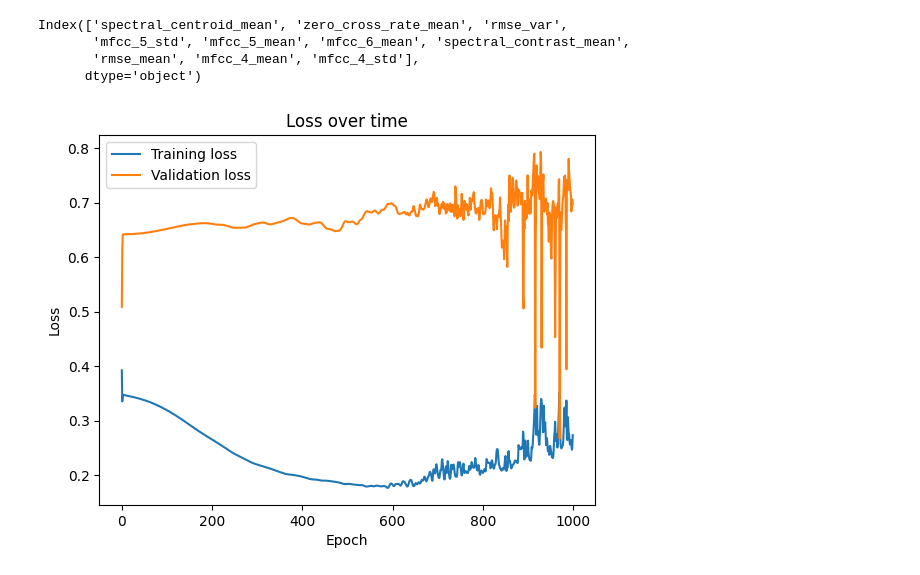
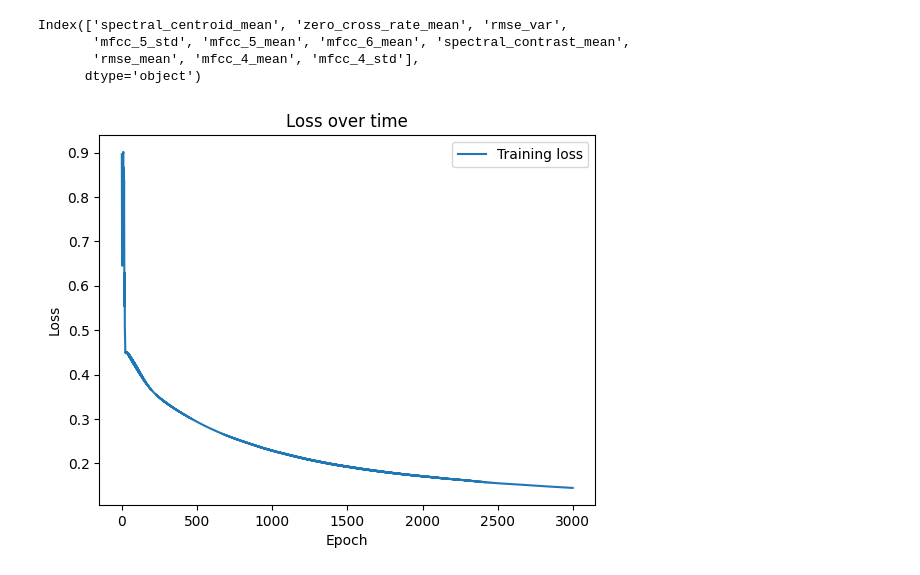
Before and after one commit to Markusjor/TTT4275-Classification_project, a Jupyter notebook: music_classification.ipynb, the cells around one changed output. Drawn from its saved outputs; the diff is of its cells as text; code cells hidden in the pictures.

```diff
--- a/music_classification.ipynb
+++ b/music_classification.ipynb
@@ -264,7 +264,7 @@ def backpropogation(features, y, y_pred, w1, b1, w2, nodes1):
     dZ2 = y_pred - y
     dw2 = np.dot(nodes1,dZ2)
     db2 = np.sum(dZ2, axis=0, keepdims=True) # maybe add axis=0
-    dA1 = np.dot(dZ2, w2)
+    dA1 = np.dot(dZ2, w2.T)
 
     Z1 = np.dot(features.T, w1) + b1.T
     dZ1 = dA1*relu_derivative(Z1).T
@@ -291,32 +291,34 @@ def forwardpropogation(input_layer,weight, bias, num_layer, activation_function)
 # %%
 np.random.seed(42)
 
-feature_values = x_train_data_scaled[['spectral_centroid_mean', 'zero_cross_rate_mean', 'rmse_var',
-       'mfcc_5_std', 'mfcc_5_mean', 'mfcc_6_mean', 'spectral_contrast_mean',
-       'rmse_mean', 'mfcc_4_mean', 'mfcc_4_std']]
+feature_values = x_train_data_scaled
+#[['spectral_centroid_mean', 'zero_cross_rate_mean', 'rmse_var',
+#      'mfcc_5_std', 'mfcc_5_mean', 'mfcc_6_mean', 'spectral_contrast_mean',
+#       'rmse_mean', 'mfcc_4_mean', 'mfcc_4_std']]
 
 feature_values = feature_values.values
-np.random.shuffle(feature_values)
+# np.random.shuffle(feature_values)
 
-validation_size = 100
-validation_data = feature_values[-validation_size:]
-train_data = feature_values[:-validation_size]
-feature_values = train_data
+# validation_size = 100
+# validation_data = feature_values[-validation_size:]
+# train_data = feature_values[:-validation_size]
+# feature_values = train_data
 
 ground_truth = y_train_data
 
 # One hot encode the ground truth
 ground_truth_onehot = pd.get_dummies(ground_truth, prefix="GenreID")
 ground_truth_onehot = ground_truth_onehot.values
-
+# np.random.shuffle(ground_truth_onehot)
 
 #init
 num_features = feature_values.shape[1]
-num_perc_layer1 = 10
+num_perc_layer1 = 8
 num_output = ground_truth_onehot.shape[1]
-learning_rate = 1
-num_epochs = 1000
+learning_rate = 0.1
+num_epochs = 3000
 batch_size = feature_values.shape[0]
+num_data = feature_values.shape[0]
 
 weights1 = np.random.rand(num_features, num_perc_layer1)
 bias1 = np.random.rand(num_perc_layer1,1)
@@ -324,45 +326,60 @@ weights2 = np.random.rand(num_perc_layer1, num_output)
 bias2 = np.random.rand(num_output,1)
 
 losses = []
 validation_losses = []
 
+dweights1sum = 0
+dweights2sum = 0
+dbias1sum = 0
+dbias2sum = 0
+
 for epoch in range(num_epochs):
        loss = 0
        validation_loss = 0
-       for i in range(batch_size):
+
+       for i in range(num_data):
 
               nodes1 = forwardpropogation(feature_values[i,:], weights1, bias1, num_perc_layer1, activation_function="reLu")
               output = forwardpropogation(nodes1, weights2, bias2, num_output, activation_function="softmax")
 
               #Calculate loss through squared error
               loss += np.sum((ground_truth_onehot[i]-output)**2)/2
 
               # Backpropogation
               dweights1, dweights2, dbias1, dbias2 = backpropogation(feature_values[i,:], ground_truth_onehot[i], output, weights1, bias1, weights2, nodes1)
+              dweights1sum += dweights1
+              dweights2sum += dweights2
+              dbias1sum += dbias1
+              dbias2sum += dbias2
 
               # Update weights and biases
-              weights1 -= learning_rate*dweights1/batch_size
-              bias1 -= learning_rate*dbias1/batch_size
-              weights2 -= learning_rate*dweights2/batch_size
-              bias2 -= learning_rate*dbias2/batch_size
+              if i % batch_size == 0:
+                     weights1 -= learning_rate*dweights1sum/batch_size
+                     weights2 -= learning_rate*dweights2sum/batch_size
+                     bias1 -= learning_rate*dbias1sum/batch_size
+                     bias2 -= learning_rate*dbias2sum/batch_size
+                     dweights1sum = 0
+                     dweights2sum = 0
+                     dbias1sum = 0
+                     dbias2sum = 0
 
-       losses.append(loss/batch_size)
+       losses.append(loss/num_data)
        # Validation
-       for k in range(validation_size):
-              nodes1 = forwardpropogation(validation_data[k,:], weights1, bias1, num_perc_layer1, activation_function="reLu")
-              output = forwardpropogation(nodes1, weights2, bias2, num_output, activation_function="softmax")
-              validation_loss += np.sum((ground_truth_onehot[k]-output)**2)/2
+       # for k in range(validation_size):
+       #        nodes1 = forwardpropogation(validation_data[k,:], weights1, bias1, num_perc_layer1, activation_function="reLu")
+       #        output = forwardpropogation(nodes1, weights2, bias2, num_output, activation_function="softmax")
+       #        validation_loss += np.sum((ground_truth_onehot[k]-output)**2)/2
 
-       validation_losses.append(validation_loss/validation_size)
+       # validation_losses.append(validation_loss/validation_size)
 
 plt.plot(losses)
-plt.plot(validation_losses)
+# plt.plot(validation_losses)
 plt.legend(["Training loss", "Validation loss"])
 plt.title("Loss over time")
 plt.xlabel("Epoch")
 plt.ylabel("Loss")
 plt.show()
 # %% [output]
-[figure, old version]
+[figure, new version]
 # %%
 # Test the model on the test data
```
Also changed, not shown: parts of 1 cell of this notebook.
